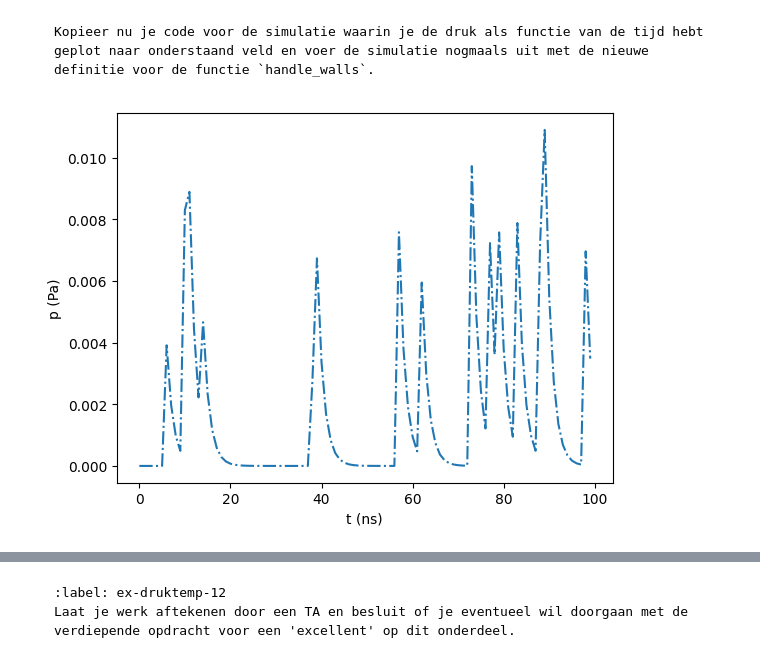
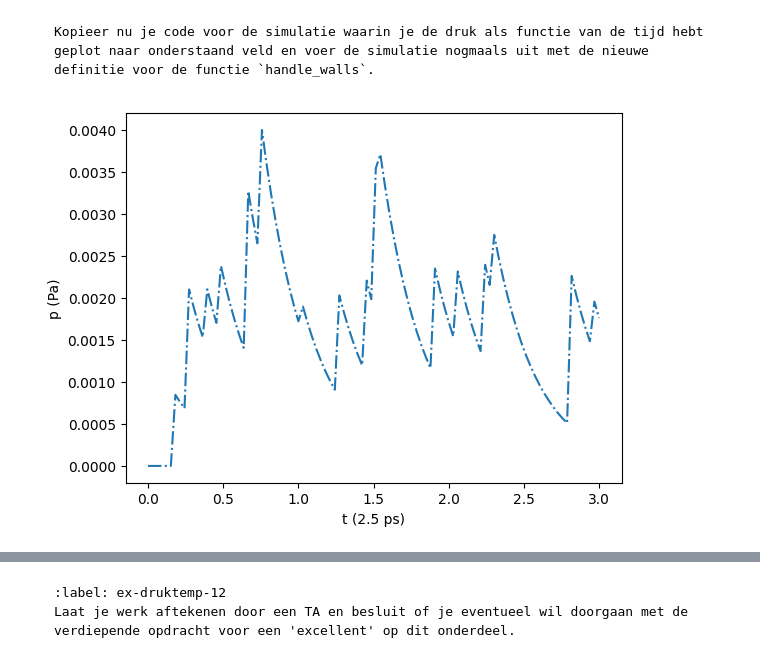
Before and after one commit to cs50202/kimienalesja, a Jupyter notebook: Content/PySim/5_druktemp.ipynb, the cells around one changed output, grey strips where cells are left out. Cells and saved outputs as stored; diff of their text form; code cells hidden in the pictures.

````diff
--- a/Content/PySim/5_druktemp.ipynb
+++ b/Content/PySim/5_druktemp.ipynb
@@ -222,7 +222,7 @@ We hebben de massa van alle deeltjes omegezet naar m = 5*10^-26 kg i.p.v. m = 1k
 
 particles = []
 temperatures = np.zeros(100, dtype=float)
-times = np.linspace(1, 100, 100)
+times = np.linspace(0, DT*100, 100)
 temp = np.array([])
 
 create_particles(particles)
@@ -232,7 +232,7 @@ for i in range(100):
     temp = np.append(temp, temperature(particles))
 
 plt.figure()
-plt.xlabel('Time (ns)')
+plt.xlabel('Tijd (2.5 ps)')
 plt.ylabel('Temperature (K)')
 # plotten van tijd tegen temperatuur
 plt.plot(times,temp*vtscale,"b.")
@@ -373,7 +391,7 @@ Voor grotere waarden voor $\alpha$ geldt dat er weinig demping is.
 
 particles = []
 temperatures = np.zeros(100, dtype=float)
-times = np.linspace(1, 100, 100)
+#times = np.linspace(1, 100, 100)
 temp = np.array([])
 
 create_particles(particles)
@@ -393,11 +411,9 @@ for i in range(100):
 
 plt.figure()
 
-plt.plot(P,"-.")
-plt.xlabel("t (ns)")
+plt.plot(times, P*scale_pressure,"-.")
+plt.xlabel("t (2.5 ps)")
 plt.ylabel("p (Pa)")
 
 plt.show()
-
-print(np.max(P),np.min(P))
 # %% [output]
@@ -433,36 +447,37 @@ def handle_walls(particles):
 Kopieer nu je code voor de simulatie waarin je de druk als functie van de tijd hebt geplot naar onderstaand veld en voer de simulatie nogmaals uit met de nieuwe definitie voor de functie `handle_walls`.
 ```
 # %%
+# Zelfde code gekopieerd
+
 particles = []
 temperatures = np.zeros(100, dtype=float)
-times = np.linspace(1, 100, 100)
 temp = np.array([])
 
 create_particles(particles)
 for i in range(100):
     take_time_step(particles)
     # vastleggen van temperatuur per tijdstap
     temp = np.append(temp, temperature(particles))
 
 #_______________________
 impulse_outward = 0.0
 pressure = 0.0
 P = np.array([])
 
 P = np.array([])
 for i in range(100):
     take_time_step(particles)
     P = np.append(P,pressure)
 
 plt.figure()
 
-plt.plot(P*scale_pressure,"-.")
-plt.xlabel("t (ns)")
+plt.plot(times, P*scale_pressure,"-.")
+plt.xlabel("t (2.5 ps)")
 plt.ylabel("p (Pa)")
 
 plt.show()
 # %% [output]
-[figure, old version]
+[figure, new version]
 # %% [markdown]
 Met de middeling kan je beter zien wat de gemiddelde waarde voor de druk in dit systeem is. Als dit voor jouw simulatie lastig is kan je de factor `alpha` aanpassen in de functie 'handle_walls`, zodat je over een langere periode het gemiddelde neemt. Hou daarbij wel rekening met de eis in [bovenstaande formule](int_norm)
 
````
Also changed, not shown: parts of 14 cells of this notebook, 1 other file.
